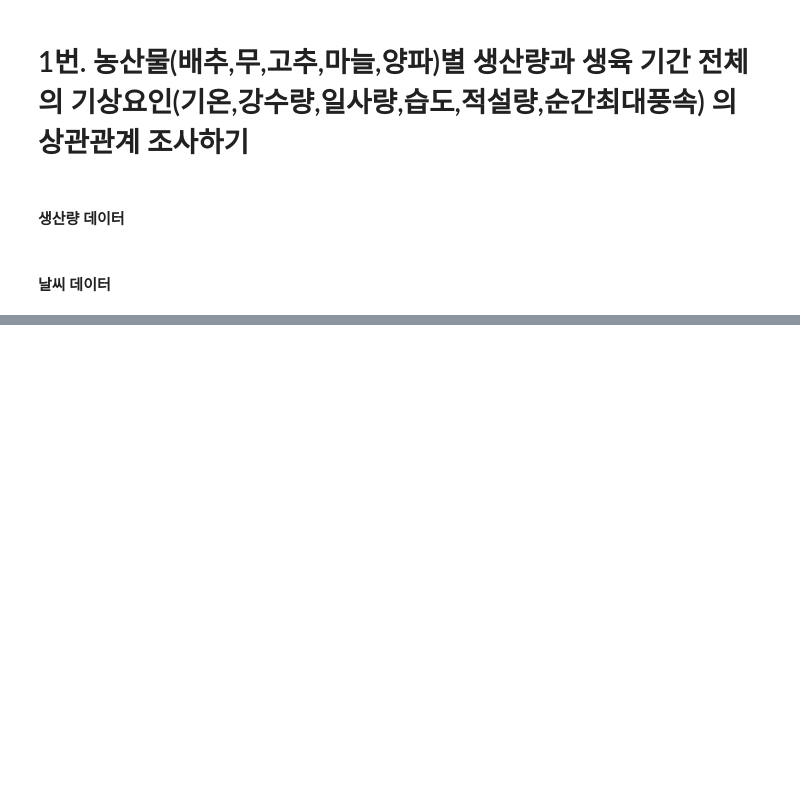
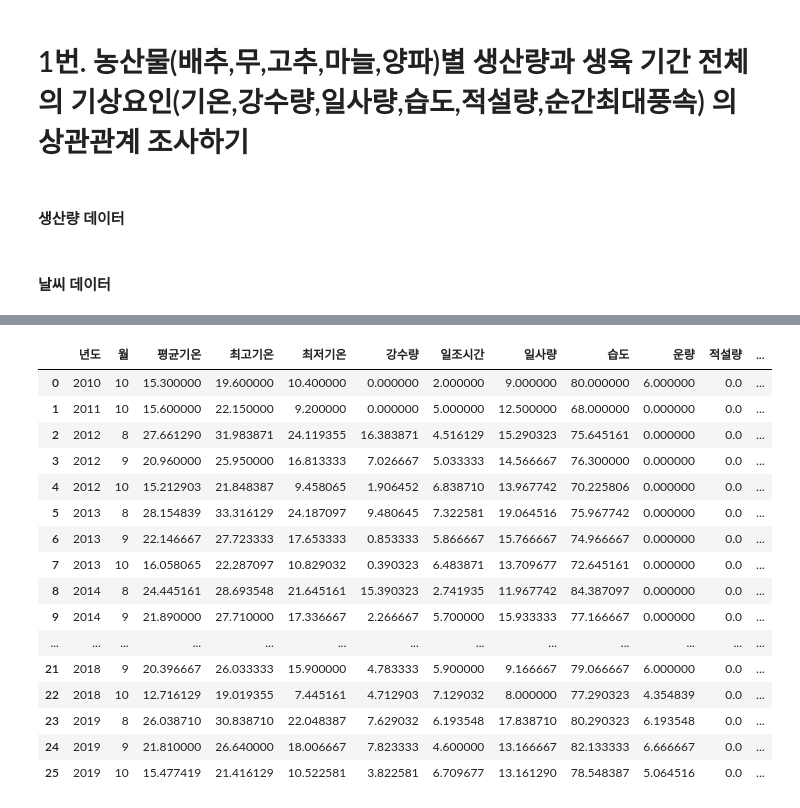
Before and after one commit to Ksejin/MJ_Capstone, a Jupyter notebook: analysis/1_1.ipynb, the cells around one changed output, grey strips where cells are left out. Saved outputs shown, nothing was run; the diff lists cells and outputs as text; code cells hidden in the pictures; blank space fills up the shorter version.

```diff
--- a/analysis/1_1.ipynb
+++ b/analysis/1_1.ipynb
@@ -123 +167,21 @@ onion_data
+# %%
+data
+# %% [output]
+|  | 년도 | 월 | 평균기온 | 최고기온 | 최저기온 | 강수량 | 일조시간 | 일사량 | 습도 | 운량 | 적설량 | ... |
+| 0 | 2010 | 10 | 15.300000 | 19.600000 | 10.400000 | 0.000000 | 2.000000 | 9.000000 | 80.000000 | 6.000000 | 0.0 | ... |
+| 1 | 2011 | 10 | 15.600000 | 22.150000 | 9.200000 | 0.000000 | 5.000000 | 12.500000 | 68.000000 | 0.000000 | 0.0 | ... |
+| 2 | 2012 | 8 | 27.661290 | 31.983871 | 24.119355 | 16.383871 | 4.516129 | 15.290323 | 75.645161 | 0.000000 | 0.0 | ... |
+| 3 | 2012 | 9 | 20.960000 | 25.950000 | 16.813333 | 7.026667 | 5.033333 | 14.566667 | 76.300000 | 0.000000 | 0.0 | ... |
+| 4 | 2012 | 10 | 15.212903 | 21.848387 | 9.458065 | 1.906452 | 6.838710 | 13.967742 | 70.225806 | 0.000000 | 0.0 | ... |
+| 5 | 2013 | 8 | 28.154839 | 33.316129 | 24.187097 | 9.480645 | 7.322581 | 19.064516 | 75.967742 | 0.000000 | 0.0 | ... |
+| 6 | 2013 | 9 | 22.146667 | 27.723333 | 17.653333 | 0.853333 | 5.866667 | 15.766667 | 74.966667 | 0.000000 | 0.0 | ... |
+| 7 | 2013 | 10 | 16.058065 | 22.287097 | 10.829032 | 0.390323 | 6.483871 | 13.709677 | 72.645161 | 0.000000 | 0.0 | ... |
+| 8 | 2014 | 8 | 24.445161 | 28.693548 | 21.645161 | 15.390323 | 2.741935 | 11.967742 | 84.387097 | 0.000000 | 0.0 | ... |
+| 9 | 2014 | 9 | 21.890000 | 27.710000 | 17.336667 | 2.266667 | 5.700000 | 15.933333 | 77.166667 | 0.000000 | 0.0 | ... |
+| ... | ... | ... | ... | ... | ... | ... | ... | ... | ... | ... | ... | ... |
+| 21 | 2018 | 9 | 20.396667 | 26.033333 | 15.900000 | 4.783333 | 5.900000 | 9.166667 | 79.066667 | 6.000000 | 0.0 | ... |
+| 22 | 2018 | 10 | 12.716129 | 19.019355 | 7.445161 | 4.712903 | 7.129032 | 8.000000 | 77.290323 | 4.354839 | 0.0 | ... |
+| 23 | 2019 | 8 | 26.038710 | 30.838710 | 22.048387 | 7.629032 | 6.193548 | 17.838710 | 80.290323 | 6.193548 | 0.0 | ... |
+| 24 | 2019 | 9 | 21.810000 | 26.640000 | 18.006667 | 7.823333 | 4.600000 | 13.166667 | 82.133333 | 6.666667 | 0.0 | ... |
+| 25 | 2019 | 10 | 15.477419 | 21.416129 | 10.522581 | 3.822581 | 6.709677 | 13.161290 | 78.548387 | 5.064516 | 0.0 | ... |
 # %%
```
Also changed, not shown: parts of 19 cells of this notebook.
